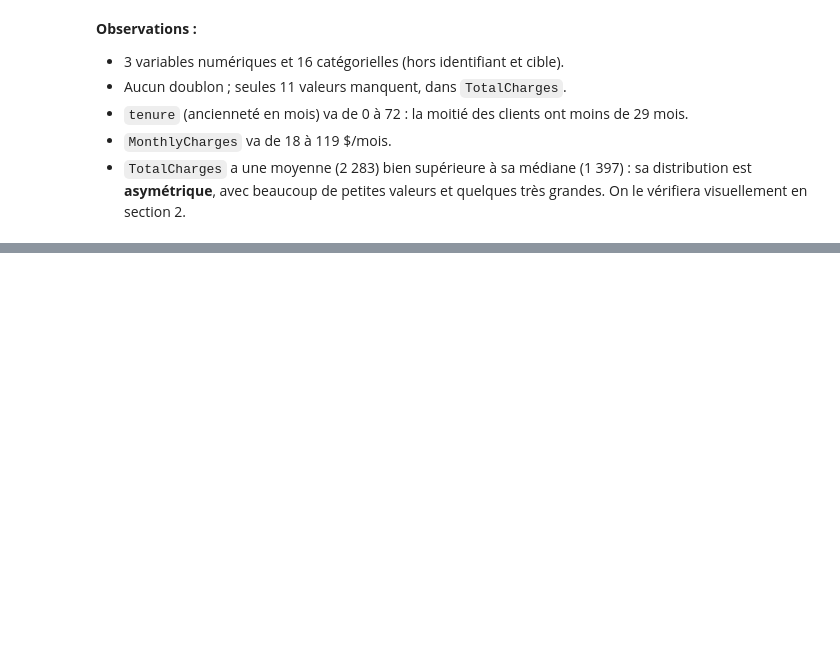
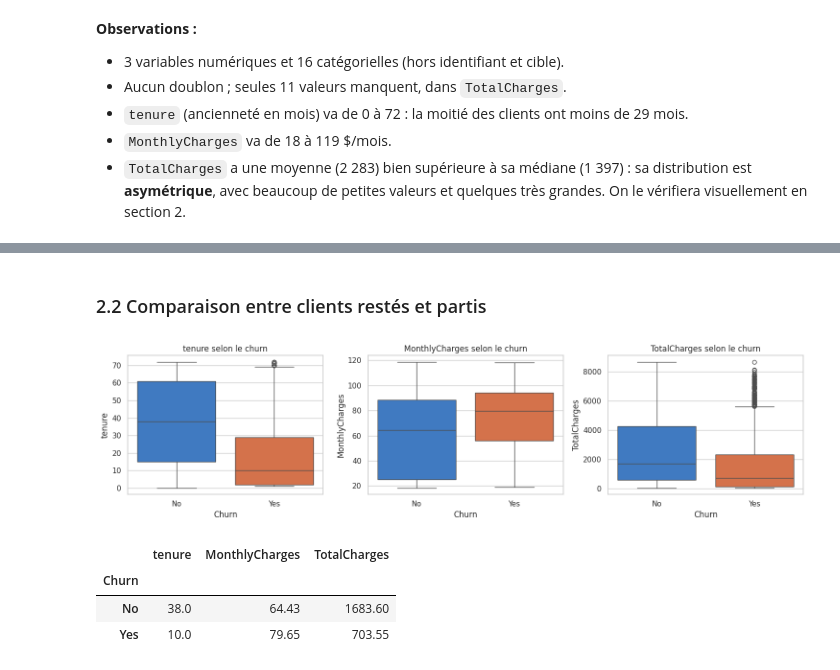
Before and after one commit to massamba0809/churn-prediction-ml, a Jupyter notebook: notebooks/02_eda.ipynb, the cells around one changed output, grey strips where cells are left out. Cells and saved outputs as stored; diff of their text form; code cells hidden in the pictures; blank space fills up the shorter version.

```diff
--- a/notebooks/02_eda.ipynb
+++ b/notebooks/02_eda.ipynb
@@ -110,0 +134,20 @@ dtype: int64
+# %% [markdown]
+### 2.2 Comparaison entre clients restés et partis
+# %%
+COULEURS = {"No": "#2a78d6", "Yes": "#eb6834"}   # bleu = restés, orange = partis
+
+fig, axes = plt.subplots(1, 3, figsize=(15, 4))
+for ax, var in zip(axes, VAR_NUM):
+    sns.boxplot(data=eda, x="Churn", y=var, hue="Churn", palette=COULEURS, legend=False, ax=ax)
+    ax.set_title(f"{var} selon le churn")
+plt.tight_layout()
+plt.savefig(DOSSIER_FIGURES / "eda_boxplots_par_churn.png", dpi=150)
+plt.show()
+
+eda.groupby("Churn")[VAR_NUM].median().round(2)
+# %% [output]
+[figure, added]
+|  | tenure | MonthlyCharges | TotalCharges |
+| Churn |  |  |  |
+| No | 38.0 | 64.43 | 1683.60 |
+| Yes | 10.0 | 79.65 | 703.55 |
```
Also changed, not shown: parts of 5 cells of this notebook.
